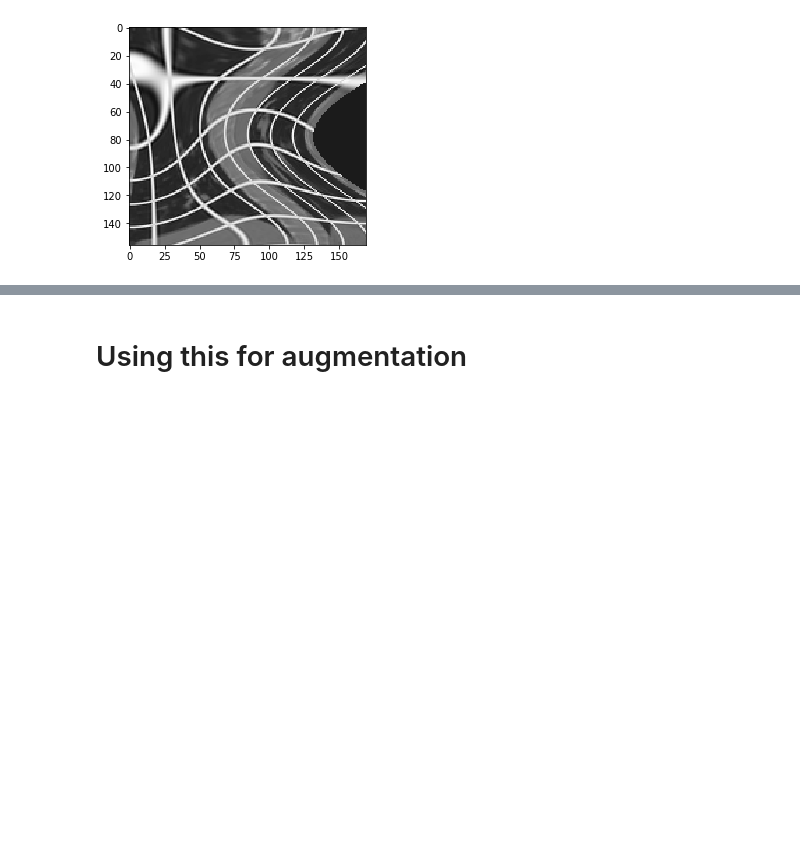
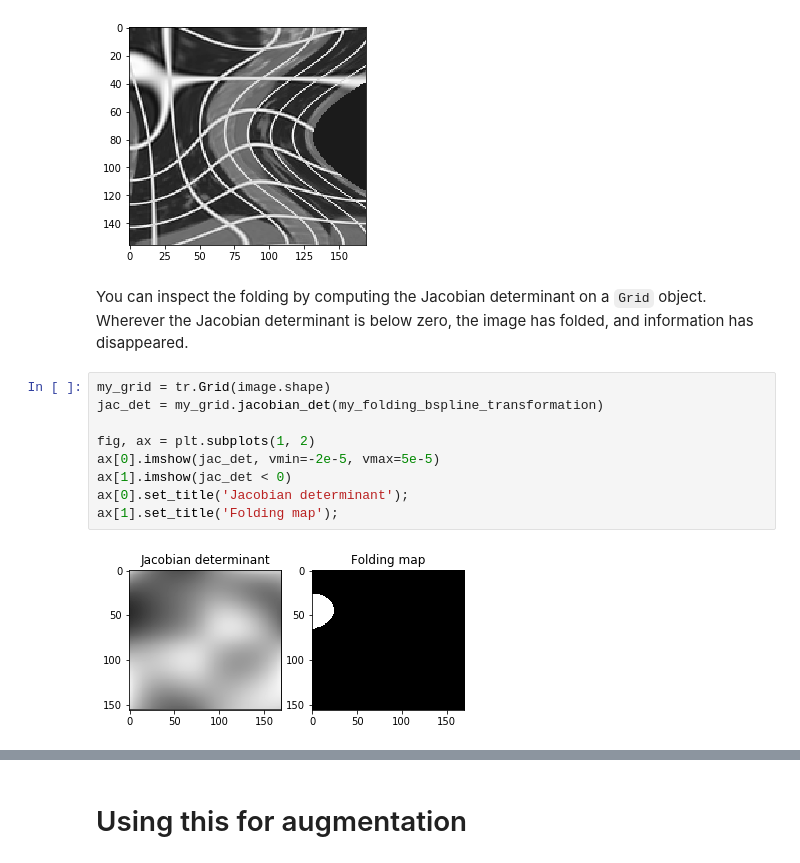
Before and after one commit to tueimage/gryds, a Jupyter notebook: tutorial.ipynb, the cells around one changed output, grey strips where cells are left out. Drawn from its saved outputs; the diff is of its cells as text; blank space fills up the shorter version.

```diff
--- a/tutorial.ipynb
+++ b/tutorial.ipynb
@@ -155,3 +155,16 @@ plt.imshow(my_terribly_deformed_image)
 # %% [output]
 <matplotlib.image.AxesImage at 0x...>
 [figure]
+# %% [markdown]
+You can inspect the folding by computing the Jacobian determinant on a `Grid` object. Wherever the Jacobian determinant is below zero, the image has folded, and information has disappeared.
+# %%
+my_grid = tr.Grid(image.shape)
+jac_det = my_grid.jacobian_det(my_folding_bspline_transformation)
+
+fig, ax = plt.subplots(1, 2)
+ax[0].imshow(jac_det, vmin=-2e-5, vmax=5e-5)
+ax[1].imshow(jac_det < 0)
+ax[0].set_title('Jacobian determinant');
+ax[1].set_title('Folding map');
+# %% [output]
+[figure, added]
```
Also changed, not shown: parts of 15 cells of this notebook.
